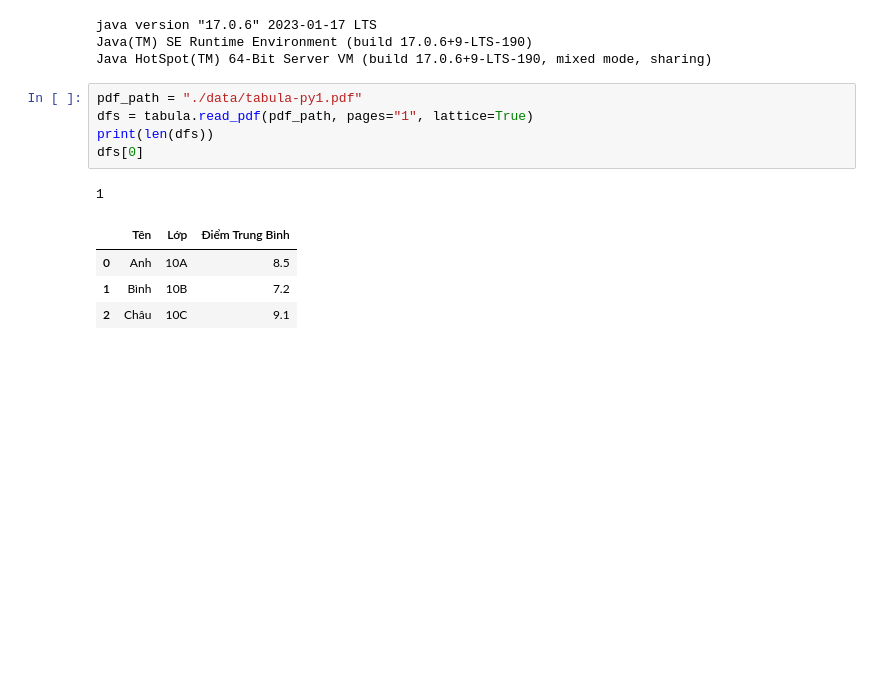
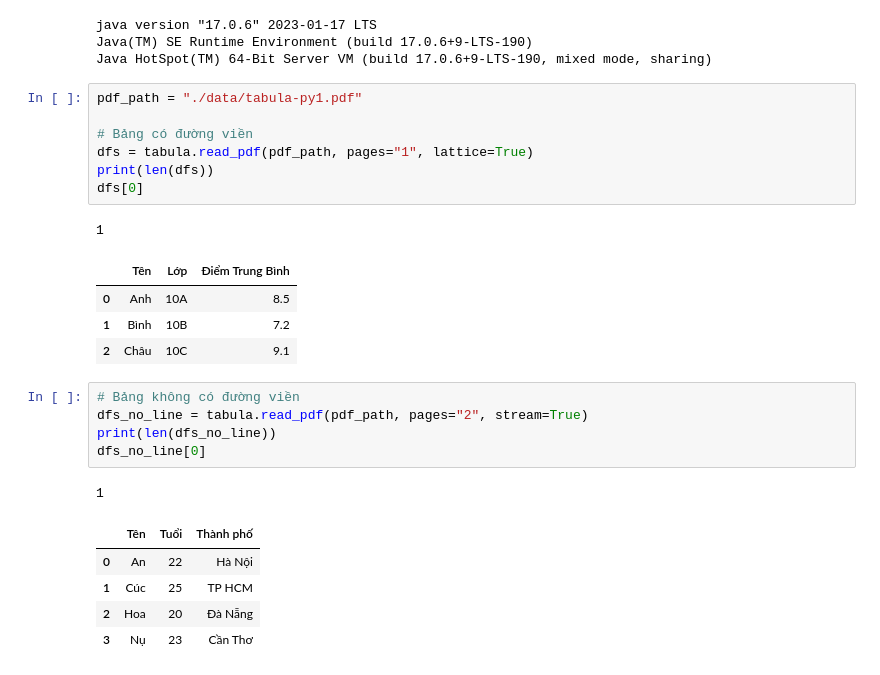
Before and after one commit to thanhvyttv/aio2025_study, a Jupyter notebook: Module1/week3_pypdf.ipynb, the cells around one changed output. Cells and saved outputs as stored; diff of their text form; blank space fills up the shorter version.

Commit message:
commit code for tabula-py

```diff
--- a/Module1/week3_pypdf.ipynb
+++ b/Module1/week3_pypdf.ipynb
@@ -67,6 +67,8 @@ Java(TM) SE Runtime Environment (build 17.0.6+9-LTS-190)
 Java HotSpot(TM) 64-Bit Server VM (build 17.0.6+9-LTS-190, mixed mode, sharing)
 # %%
 pdf_path = "./data/tabula-py1.pdf"
+
+# Bảng có đường viền
 dfs = tabula.read_pdf(pdf_path, pages="1", lattice=True)
 print(len(dfs))
 dfs[0]
@@ -76,3 +78,15 @@ dfs[0]
 | 0 | Anh | 10A | 8.5 |
 | 1 | Bình | 10B | 7.2 |
 | 2 | Châu | 10C | 9.1 |
+# %%
+# Bảng không có đường viền
+dfs_no_line = tabula.read_pdf(pdf_path, pages="2", stream=True)
+print(len(dfs_no_line))
+dfs_no_line[0]
+# %% [output]
+1
+|  | Tên | Tuổi | Thành phố |
+| 0 | An | 22 | Hà Nội |
+| 1 | Cúc | 25 | TP HCM |
+| 2 | Hoa | 20 | Đà Nẵng |
+| 3 | Nụ | 23 | Cần Thơ |
```
Also changed, not shown: parts of 7 cells of this notebook.
